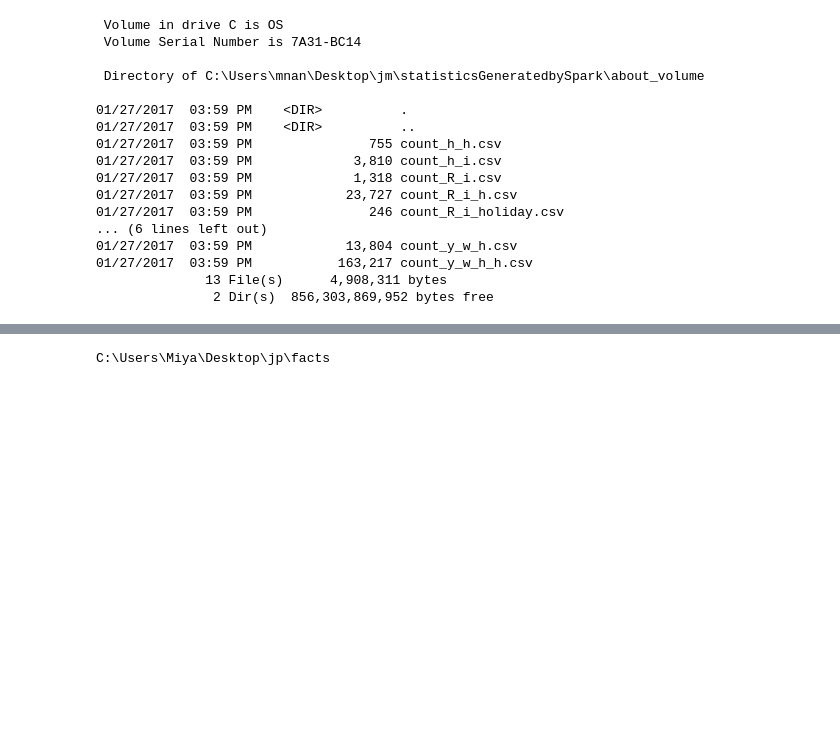
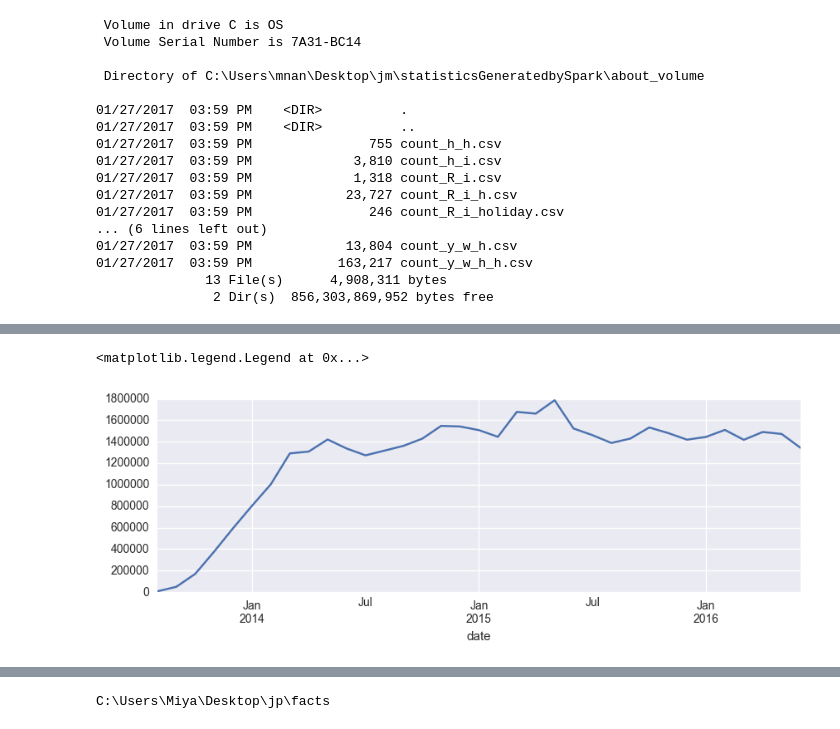
Before and after one commit to MiyainNYC/PySpark-Data-Challenge, a Jupyter notebook: Volume_VIZ.ipynb, the cells around one changed output, grey strips where cells are left out. Cells and saved outputs as stored; diff of their text form; code cells hidden in the pictures; blank space fills up the shorter version.

```diff
--- a/Volume_VIZ.ipynb
+++ b/Volume_VIZ.ipynb
@@ -46,3 +115,6 @@ monthly_ride =pd.read_csv('count_trip_daily.csv', index_col = 0, parse_dates = [
 # %%
-monthly_ride['year'] = list(map(lambda x:x.year,monthly_ride['date']))
-monthly_ride['month'] = list(map(lambda x:x.month,monthly_ride['date']))
+monthly_ride['year'] = list(map(lambda x:str(x.year),monthly_ride['date']))
+monthly_ride['month'] = list(map(lambda x:str(x.month),monthly_ride['date']))
+# %%
+monthly_ride['date'] = list(map(lambda x: '-'.join(x), zip(monthly_ride['year'],monthly_ride['month'])))
+monthly_ride['date'] = list(map(lambda x: datetime.strptime(x,'%Y-%m'), monthly_ride['date']))
@@ -48,0 +142,13 @@ monthly_ride['month'] = list(map(lambda x:x.month,monthly_ride['date']))
+# %%
+##monthly
+ax = monthly_ride.groupby('date').sum().plot(figsize = (10,3))
+#ax.set_axis_bgcolor("white")
+#ticklabels = [l.get_text() for l in ax.xaxis.get_ticklabels()]
+#ax.xaxis.set_ticklabels(ticklabels)
+plt.legend([])#['Smoothed Daily Trip Count'])
+#ax.set_xlim(pd.Timestamp('2013-08-01'), pd.Timestamp('2016-07-01'))
+#count = ['10k','20k','30k','40k','50k','60k']  ## labels are wrong
+#ax.set_yticklabels(count)
+# %% [output]
+<matplotlib.legend.Legend at 0x...>
+[figure, added]
```
Also changed, not shown: parts of 37 cells of this notebook.
